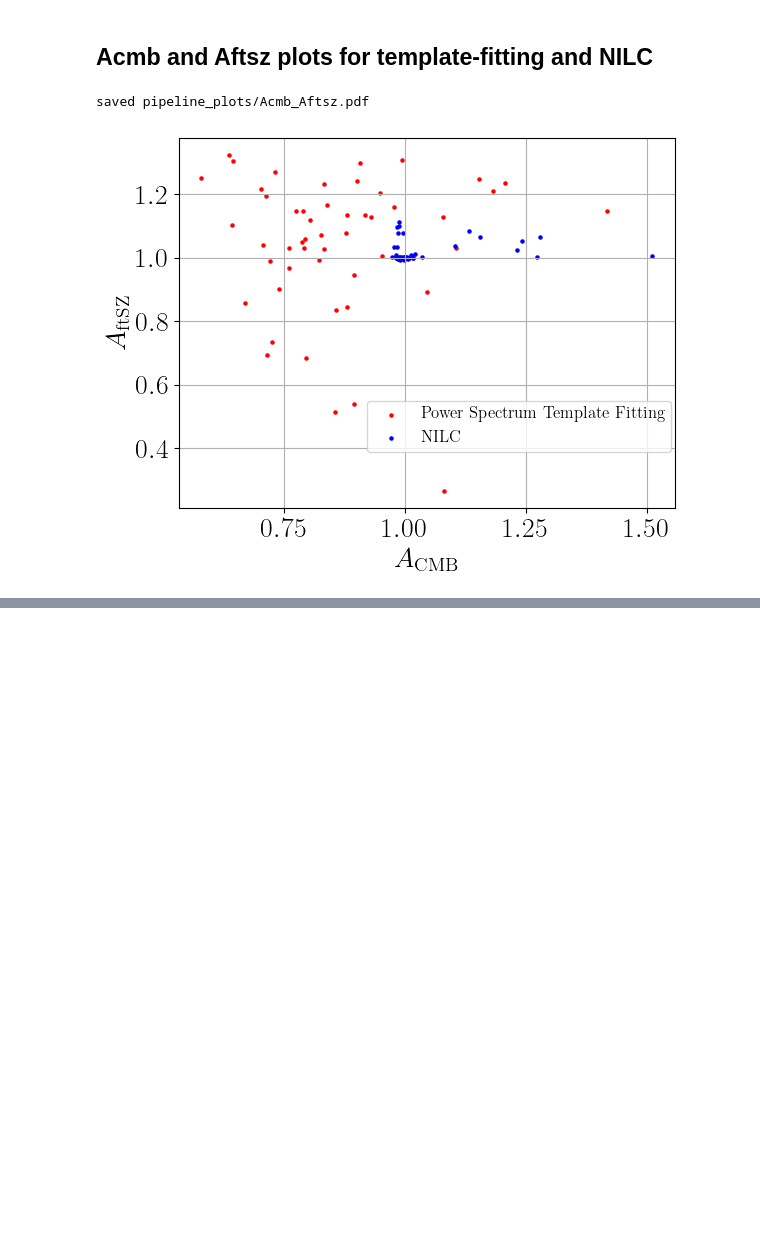
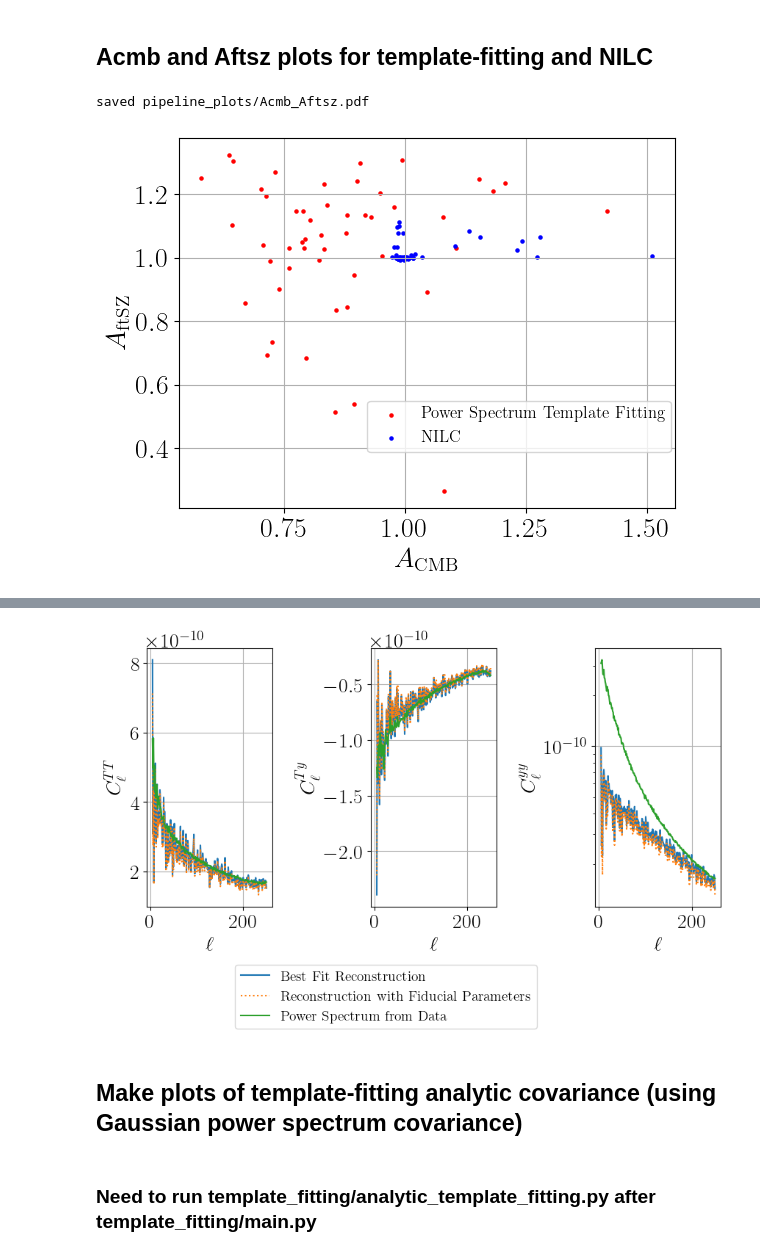
Before and after one commit to kmsurrao/NILC-Inference-Pipeline, a Jupyter notebook: notebooks/pipeline_plotting_examples.ipynb, the cells around one changed output, grey strips where cells are left out. Cells and saved outputs as stored; diff of their text form; code cells hidden in the pictures; blank space fills up the shorter version.

```diff
--- a/notebooks/pipeline_plotting_examples.ipynb
+++ b/notebooks/pipeline_plotting_examples.ipynb
@@ -243,0 +233,60 @@ array([-2.68912125e-05,  5.97248657e-01,  4.34612964e-02,  3.49249603e-01])
+# %%
+from fits import call_fit
+
+start = 5
+
+#Clpq has shape (Nsims, N_comps+1, N_preserved_comps=2, N_preserved_comps=2, N_comps=4, N_comps=4, ellmax+1)
+Clpq = pickle.load(open(f'{inp.output_dir}/data_vecs/Clpq.p', 'rb'))
+
+#best_fits has shape (N_preserved_comps, N_preserved_comps, N_comps, N_comps, inp.ellmax+1, 4)
+best_fits = pickle.load(open(f'{inp.output_dir}/data_vecs/best_fits.p', 'rb'))
+
+ClTT_data = np.mean(np.sum(Clpq[:,4,0,0], axis=(1,2)), axis=0)
+ClTy_data = np.mean(np.sum(Clpq[:,4,0,1], axis=(1,2)), axis=0)
+Clyy_data = np.mean(np.sum(Clpq[:,4,1,1], axis=(1,2)), axis=0)
+
+acmb = pickle.load(open(f'{inp.output_dir}/acmb_array_nilc.p', 'rb'))
+atsz = pickle.load(open(f'{inp.output_dir}/atsz_array_nilc.p', 'rb'))
+anoise1 = pickle.load(open(f'{inp.output_dir}/anoise1_array_nilc.p', 'rb'))
+anoise2 = pickle.load(open(f'{inp.output_dir}/anoise2_array_nilc.p', 'rb'))
+
+sim = 6
+fig, axs = plt.subplots(1,3, figsize=(9,5))
+ax = 0
+for p,q in [(0,0), (0,1), (1,1)]:
+    plt.axes(axs[ax])
+    theory_model = np.zeros(inp.ellmax+1)
+    fiducial_model = np.zeros(inp.ellmax+1)
+    for y in range(4):
+        for z in range(4):
+            for ell in range(inp.ellmax+1):
+                theory_model[ell] += call_fit([acmb[sim], atsz[sim], anoise1[sim], anoise2[sim]], best_fits[p,q,y,z, ell]) \
+                                    * Clpq[sim,4,p,q,y,z,ell]
+                fiducial_model[ell] += call_fit([1., 1., 1., 1.], best_fits[p,q,y,z, ell]) \
+                                    * Clpq[sim,4,p,q,y,z,ell]
+    if ax==0:
+        data_model = ClTT_data
+        plt.ylabel(r'$C_\ell^{TT}$')
+    elif ax==1:
+        data_model = ClTy_data
+        plt.ylabel(r'$C_\ell^{Ty}$')
+    else:
+        data_model = Clyy_data
+        plt.ylabel(r'$C_\ell^{yy}$')
+        plt.yscale('log')
+    plt.xlabel(r'$\ell$')
+    plt.plot(ells[start:], theory_model[start:], label='Best Fit Reconstruction')
+    plt.plot(ells[start:], fiducial_model[start:], label='Reconstruction with Fiducial Parameters', linestyle='dotted')
+    plt.plot(ells[start:], data_model[start:], label='Power Spectrum from Data')
+    plt.grid()
+    ax += 1
+
+handles, labels = axs[-1].get_legend_handles_labels()
+fig.legend(handles, labels, fontsize=14, bbox_to_anchor=(0.7, 0.05))
+plt.tight_layout()
+# %% [output]
+[figure, added]
+# %% [markdown]
+## Make plots of template-fitting analytic covariance (using Gaussian power spectrum covariance)
+# %% [markdown]
+### Need to run template_fitting/analytic_template_fitting.py after template_fitting/main.py
```
Also changed, not shown: parts of 24 cells of this notebook, 1 other file.
